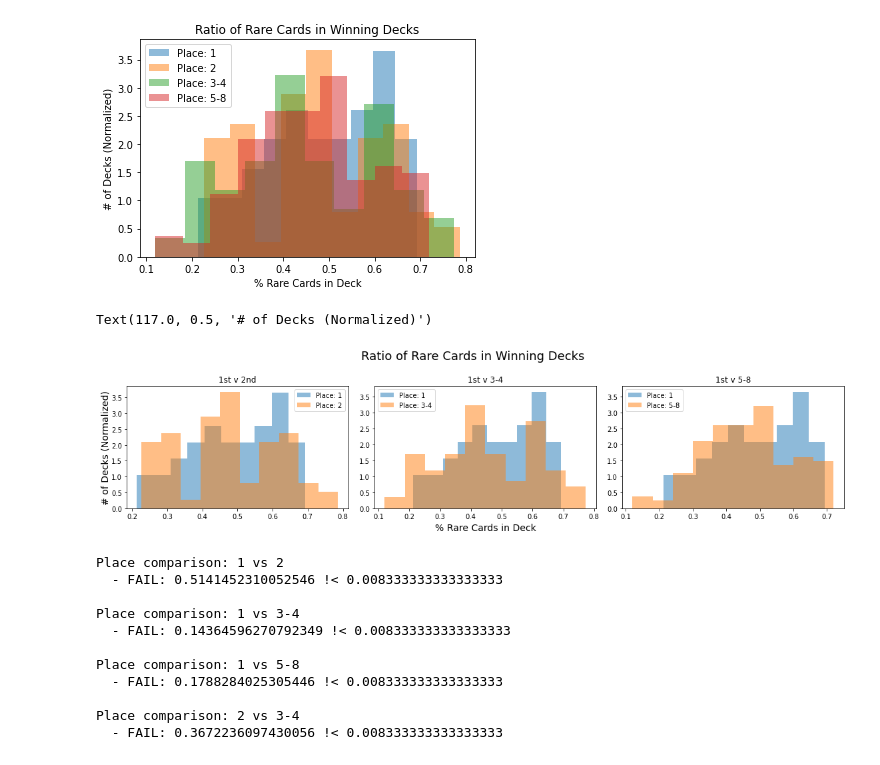
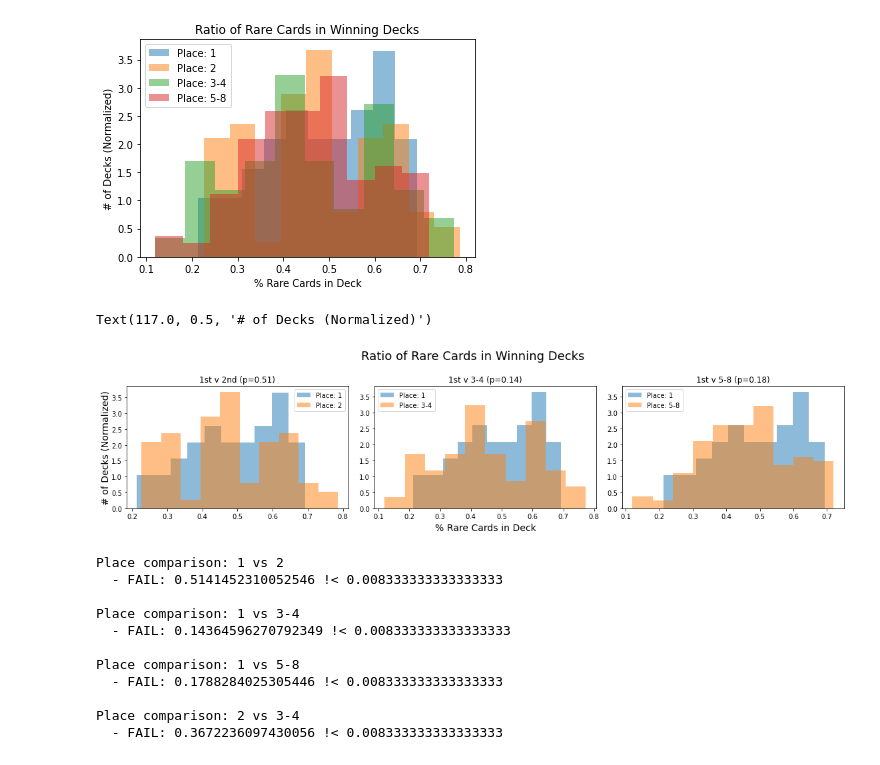
Before and after one commit to n-sweep/galvanize_capstone_1, a Jupyter notebook: application.ipynb, the cells around one changed output. Cells and saved outputs as stored; diff of their text form; code cells hidden in the pictures.

```diff
--- a/application.ipynb
+++ b/application.ipynb
@@ -124,25 +124,25 @@ axs.legend()
 # %%
 fig, axs = plt.subplots(1, 3, figsize=(16,4))
 fig.suptitle('Ratio of Rare Cards in Winning Decks', fontsize=18)
 fig.add_subplot(111, frameon=False)
 u = working_df['placement'].unique()[1:]
-t = ['1st v 2nd', '1st v 3-4', '1st v 5-8']
+t = ['1st v 2nd (p=0.51)', '1st v 3-4 (p=0.14)', '1st v 5-8 (p=0.18)']
 for i in range(3):
     q1 = working_df[working_df['placement'] == '1']['Rare']
     q2 = working_df[working_df['placement'] == u[i]]['Rare']
     axs[i].hist(q1, alpha=0.5, density=True, label=f'Place: {1}', bins=10)
     axs[i].hist(q2, alpha=0.5, density=True, label=f'Place: {u[i]}', bins=10)
     axs[i].set_title(t[i])
     axs[i].legend()
 
 plt.tight_layout()
 plt.xticks([])
 plt.yticks([])
 plt.xlabel('% Rare Cards in Deck', labelpad=22, fontsize=14)
 plt.ylabel('# of Decks (Normalized)', labelpad=25, fontsize=14)
 # %% [output]
 Text(117.0, 0.5, '# of Decks (Normalized)')
-[figure, old version]
+[figure, new version]
 # %%
 def tests(df, key):
     for combo in combinations(df['placement'].unique(), 2):
```
Also changed, not shown: parts of 2 cells of this notebook, 1 other file.
